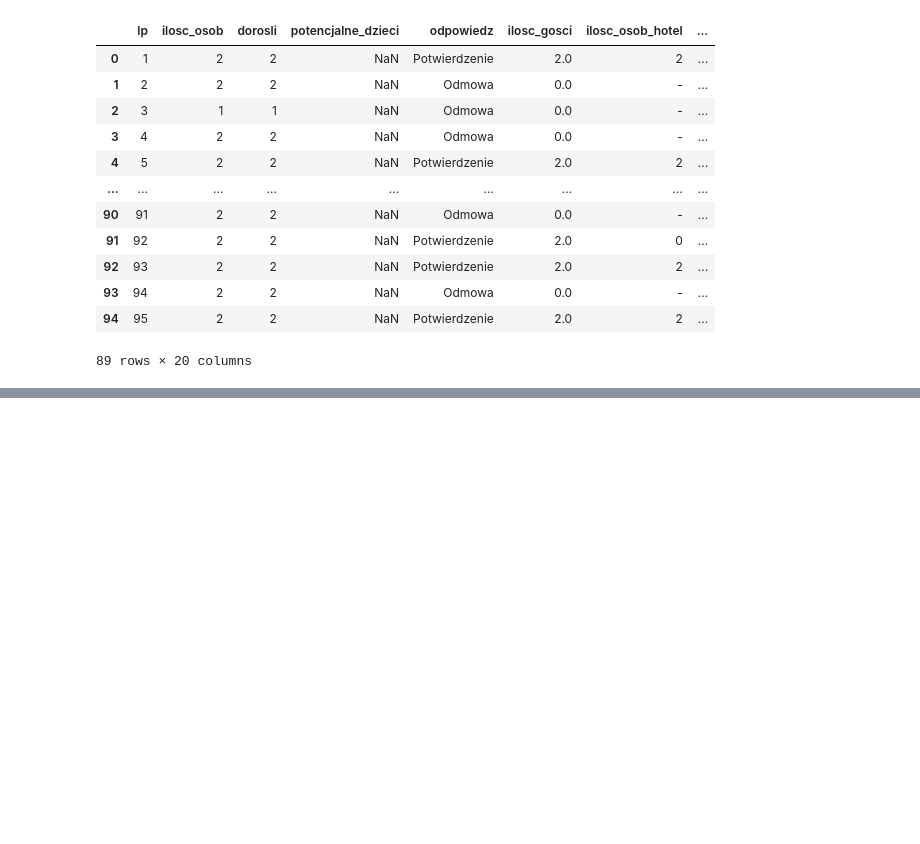
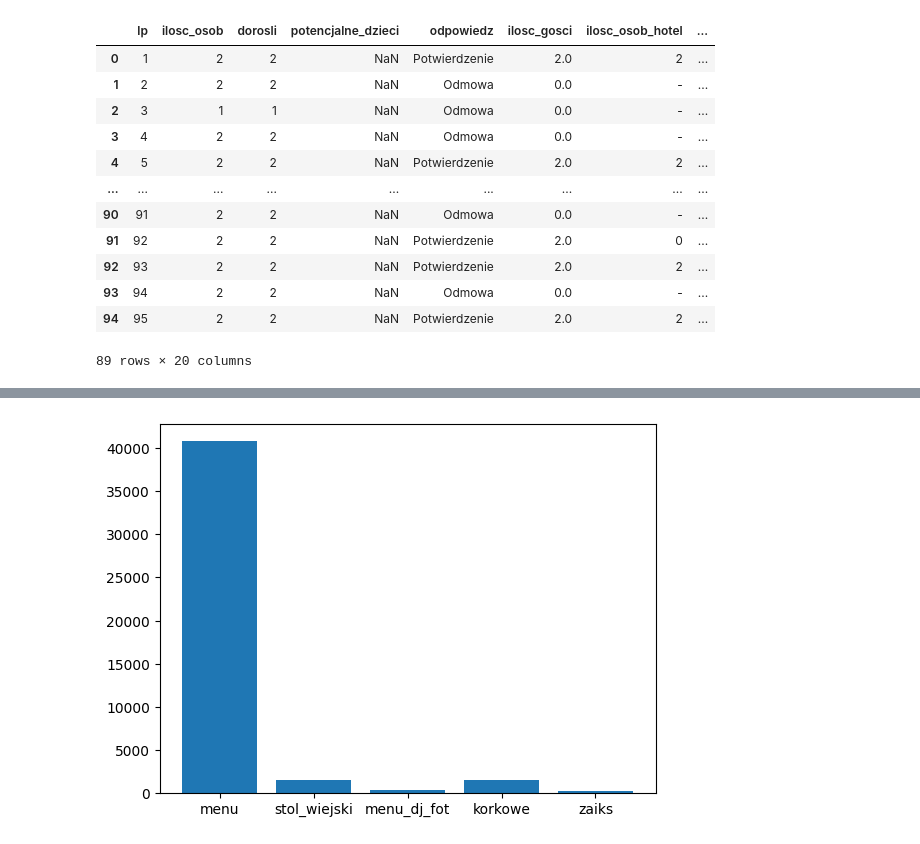
Before and after one commit to jackcooler/wesele, a Jupyter notebook: wesele_main.ipynb, the cells around one changed output, grey strips where cells are left out. Drawn from its saved outputs; the diff is of its cells as text; code cells hidden in the pictures; blank space fills up the shorter version.

```diff
--- a/wesele_main.ipynb
+++ b/wesele_main.ipynb
@@ -16,5 +19,5 @@ Resolving deltas: 100% (7/7), done.
 # %%
-wesele = pd.read_csv("wesele/wesele_csv.csv")
+wesele = pd.read_csv("wesele/wesele.csv")
 hotel = pd.read_csv("wesele/wesele_hotel.csv")
 # %%
 wesele
@@ -149,0 +190,33 @@ wesele_zapr
+# %%
+koszty_sala = {
+    "menu": 396 * liczba_gosci,
+    "stol_wiejski": 30 * 50,
+    "menu_dj_fot": 198 * 2,
+    "korkowe": 15 * (liczba_gosci - 3),
+    "zaiks": 200
+}
+
+koszty_inne = {
+    "ciasta": 3675,
+    "tort": 1575,
+    "fotograf": 4140,
+    "DJ": 4500,
+    "dekoracje": 5000,
+    "zaproszenia": 200,
+    "winietki": 103,
+    "prezenty": 103,
+    "suknia": 5340,
+    "buty": 300,
+    "bizuteria": 780,
+    "kosmetyczka": 180,
+    "fryzjer": 100,
+    "garnitur_full": 2549,
+    "fryzjer": 75,
+    "obraczki": 3770,
+    "ksiadz": 1000,
+    "organista": 0,
+    "kwiaty": 250,
+    "wodka": round(27.99 * 120, 2),
+    "piwo": 232,
+    "cytrynowka": 150
+}
@@ -149,0 +251,8 @@ wesele_zapr
+# %%
+usluga_sala = list(koszty_sala.keys())
+koszt = list(koszty_sala.values())
+
+plt.bar(range(len(koszty_sala)), koszt, tick_label = usluga_sala)
+plt.show()
+# %% [output]
+[figure, added]
```
Also changed, not shown: parts of 10 cells of this notebook, 1 other file.
